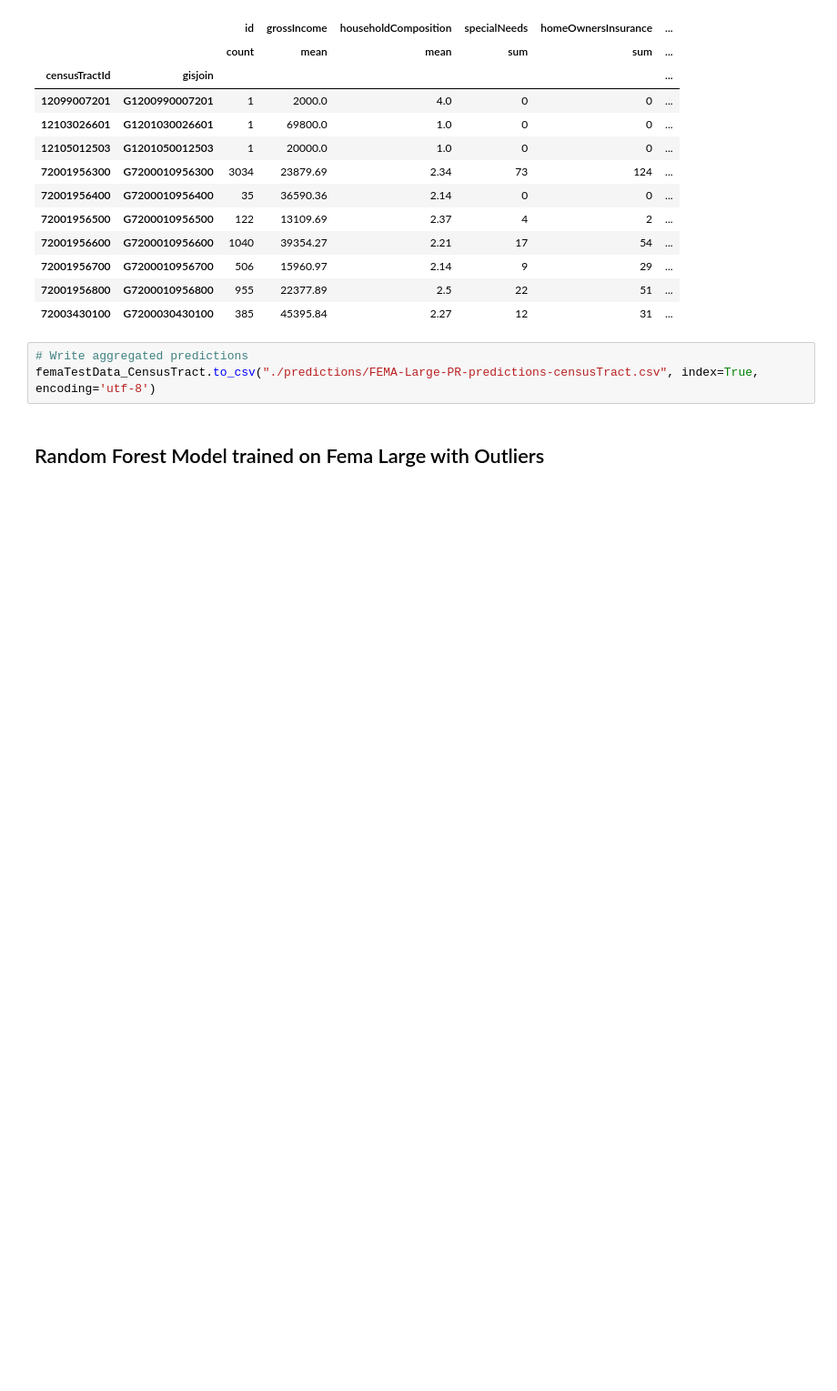
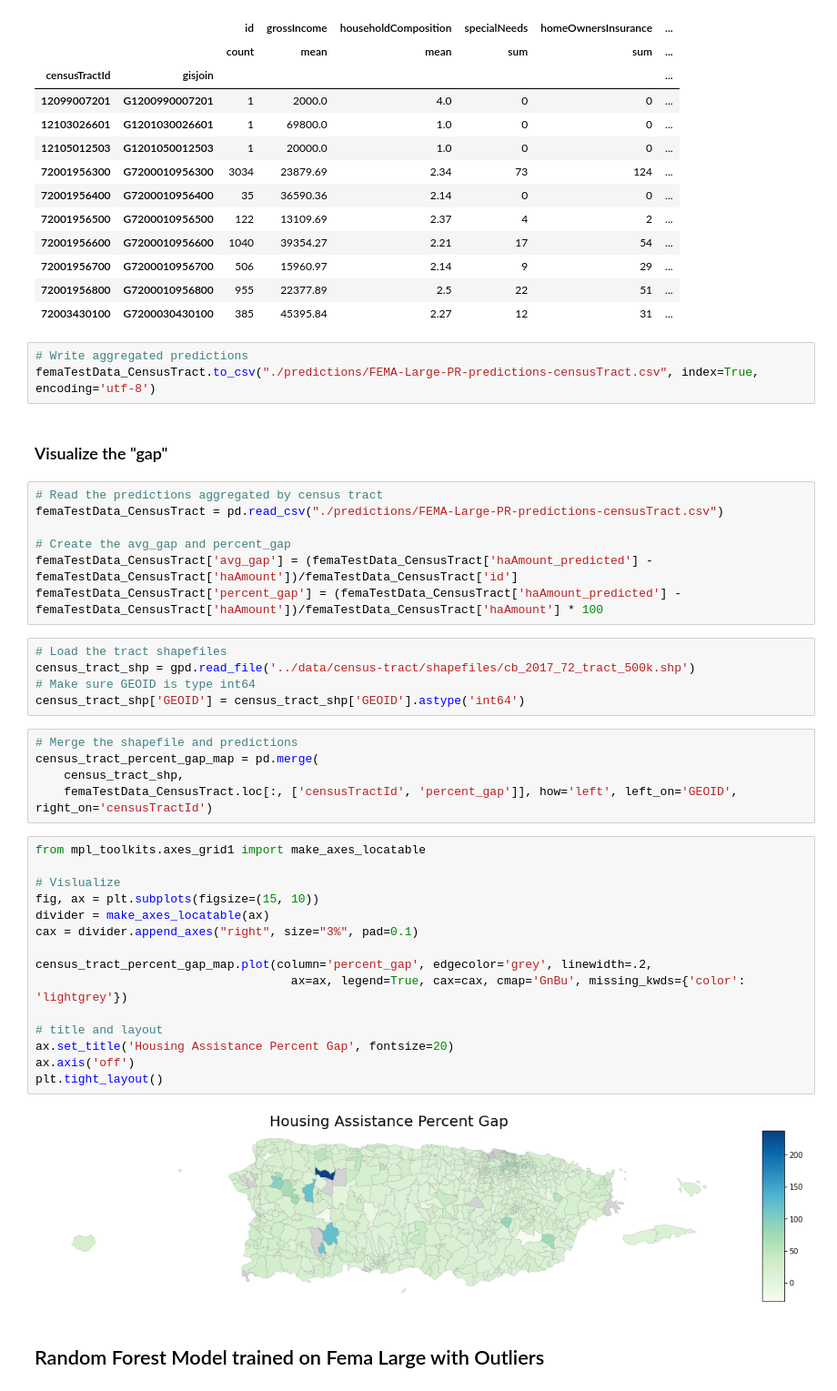
Before and after one commit to sonaliserro/w210-bluetarp, a Jupyter notebook: modeling/RandomForest_Predict.ipynb, the cells around one changed output. Shown: that part at 91% size. Drawn from its saved outputs; the diff is of its cells as text; blank space fills up the shorter version.

```diff
--- a/modeling/RandomForest_Predict.ipynb
+++ b/modeling/RandomForest_Predict.ipynb
@@ -646,6 +646,42 @@ femaTestData_CensusTract.head(10)
 # %%
 # Write aggregated predictions
 femaTestData_CensusTract.to_csv("./predictions/FEMA-Large-PR-predictions-censusTract.csv", index=True, encoding='utf-8')
+# %% [markdown]
+### Visualize the "gap"
+# %%
+# Read the predictions aggregated by census tract
+femaTestData_CensusTract = pd.read_csv("./predictions/FEMA-Large-PR-predictions-censusTract.csv")
+
+# Create the avg_gap and percent_gap
+femaTestData_CensusTract['avg_gap'] = (femaTestData_CensusTract['haAmount_predicted'] - femaTestData_CensusTract['haAmount'])/femaTestData_CensusTract['id']
+femaTestData_CensusTract['percent_gap'] = (femaTestData_CensusTract['haAmount_predicted'] - femaTestData_CensusTract['haAmount'])/femaTestData_CensusTract['haAmount'] * 100
+# %%
+# Load the tract shapefiles
+census_tract_shp = gpd.read_file('../data/census-tract/shapefiles/cb_2017_72_tract_500k.shp')
+# Make sure GEOID is type int64
+census_tract_shp['GEOID'] = census_tract_shp['GEOID'].astype('int64')
+# %%
+# Merge the shapefile and predictions
+census_tract_percent_gap_map = pd.merge(
+    census_tract_shp,
+    femaTestData_CensusTract.loc[:, ['censusTractId', 'percent_gap']], how='left', left_on='GEOID', right_on='censusTractId')
+# %%
+from mpl_toolkits.axes_grid1 import make_axes_locatable
+
+# Vislualize
+fig, ax = plt.subplots(figsize=(15, 10))
+divider = make_axes_locatable(ax)
+cax = divider.append_axes("right", size="3%", pad=0.1)
+
+census_tract_percent_gap_map.plot(column='percent_gap', edgecolor='grey', linewidth=.2,
+                                    ax=ax, legend=True, cax=cax, cmap='GnBu', missing_kwds={'color': 'lightgrey'})
+
+# title and layout
+ax.set_title('Housing Assistance Percent Gap', fontsize=20)
+ax.axis('off')
+plt.tight_layout()
+# %% [output]
+[figure, added]
 # %% [markdown]
 ## Random Forest Model trained on Fema Large with Outliers
 # %% [markdown]
```
Also changed, not shown: 4 other files.
